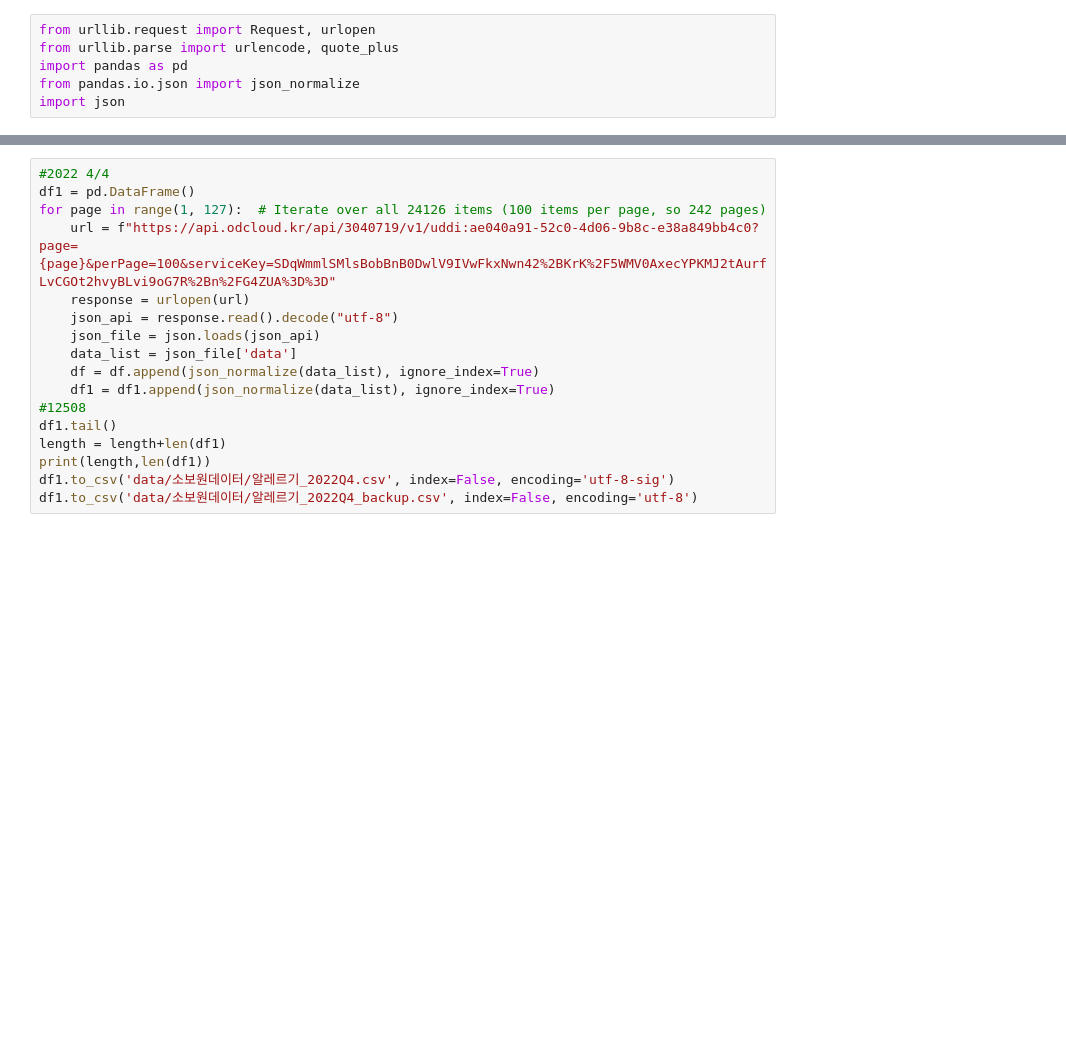
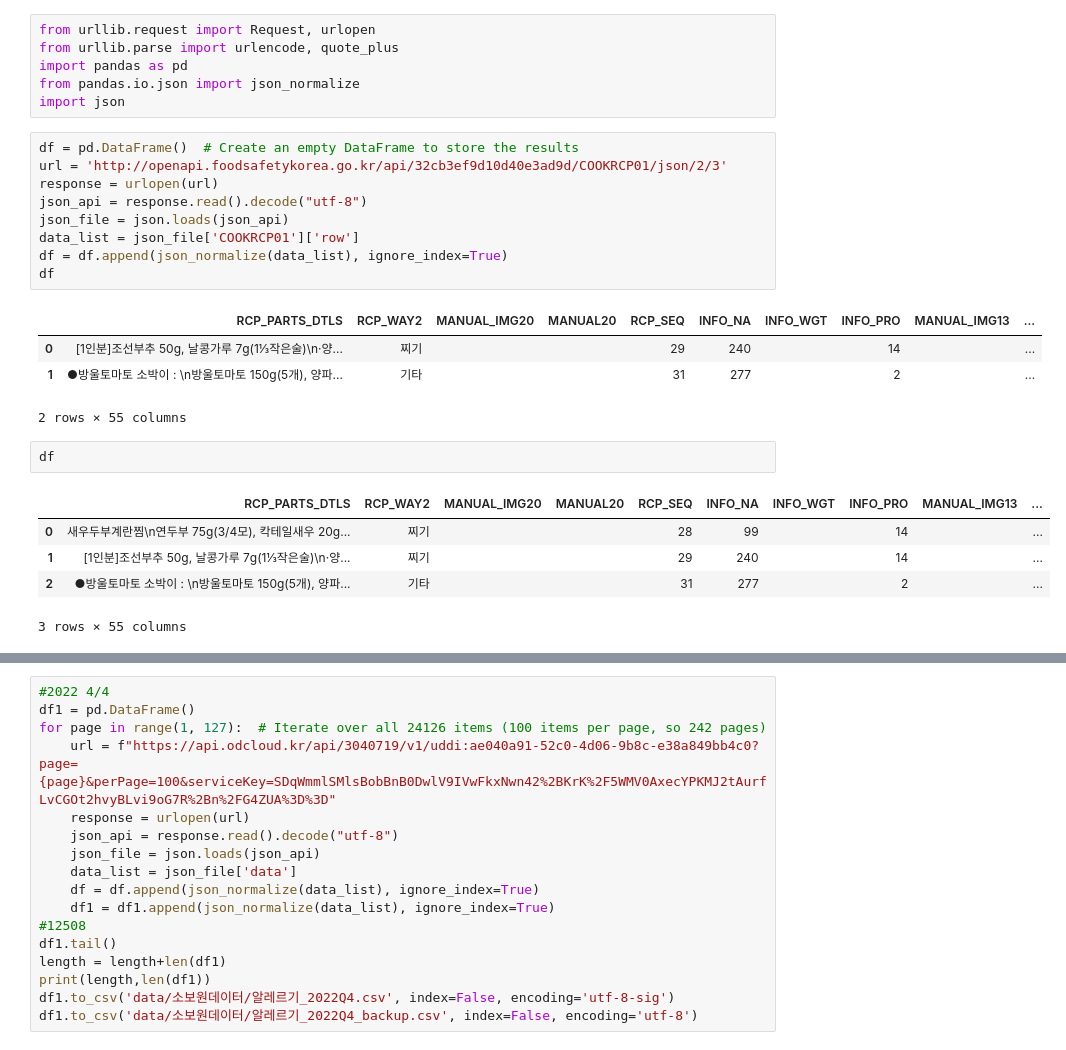
Before and after one commit to dilicat0813/2023allergy, a Jupyter notebook: 01.request/1-2.request_식품안전.ipynb, the cells around one changed output, grey strips where cells are left out. Saved outputs shown, nothing was run; the diff lists cells and outputs as text; blank space fills up the shorter version.

```diff
--- a/01.request/1-2.request_식품안전.ipynb
+++ b/01.request/1-2.request_식품안전.ipynb
@@ -4,3 +4,25 @@ from urllib.parse import urlencode, quote_plus
 import pandas as pd
 from pandas.io.json import json_normalize
 import json
+# %%
+df = pd.DataFrame()  # Create an empty DataFrame to store the results
+url = 'http://openapi.foodsafetykorea.go.kr/api/32cb3ef9d10d40e3ad9d/COOKRCP01/json/2/3'
+response = urlopen(url)
+json_api = response.read().decode("utf-8")
+json_file = json.loads(json_api)
+data_list = json_file['COOKRCP01']['row']
+df = df.append(json_normalize(data_list), ignore_index=True)
+df
+# %% [output]
+|  | RCP_PARTS_DTLS | RCP_WAY2 | MANUAL_IMG20 | MANUAL20 | RCP_SEQ | INFO_NA | INFO_WGT | INFO_PRO | MANUAL_IMG13 | ... |
+| 0 | [1인분]조선부추 50g, 날콩가루 7g(1⅓작은술)\n·양... | 찌기 |  |  | 29 | 240 |  | 14 |  | ... |
+| 1 | ●방울토마토 소박이 : \n방울토마토 150g(5개), 양파... | 기타 |  |  | 31 | 277 |  | 2 |  | ... |
+2 rows × 55 columns
+# %%
+df
+# %% [output]
+|  | RCP_PARTS_DTLS | RCP_WAY2 | MANUAL_IMG20 | MANUAL20 | RCP_SEQ | INFO_NA | INFO_WGT | INFO_PRO | MANUAL_IMG13 | ... |
+| 0 | 새우두부계란찜\n연두부 75g(3/4모), 칵테일새우 20g... | 찌기 |  |  | 28 | 99 |  | 14 |  | ... |
+| 1 | [1인분]조선부추 50g, 날콩가루 7g(1⅓작은술)\n·양... | 찌기 |  |  | 29 | 240 |  | 14 |  | ... |
+| 2 | ●방울토마토 소박이 : \n방울토마토 150g(5개), 양파... | 기타 |  |  | 31 | 277 |  | 2 |  | ... |
+3 rows × 55 columns
```
Also changed, not shown: parts of 6 cells of this notebook.
